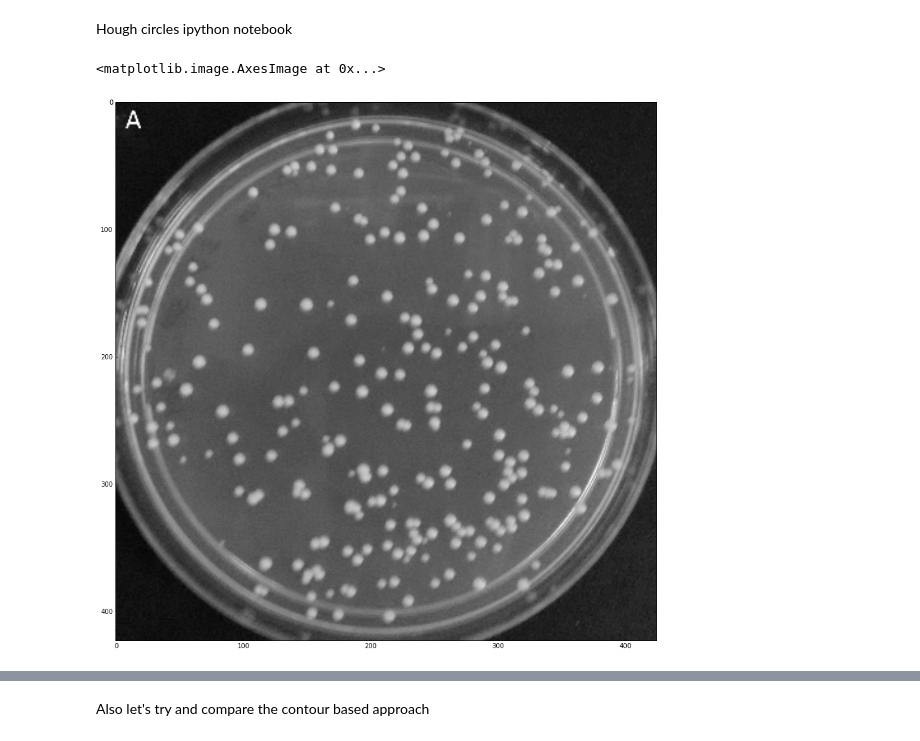
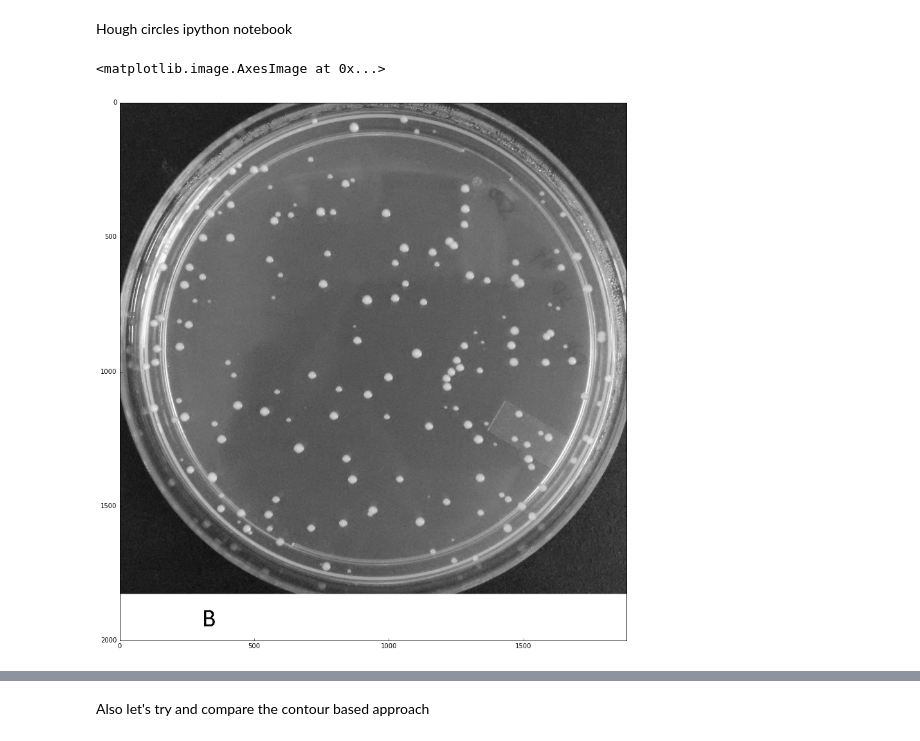
Before and after one commit to thegreatshasha/dopencv, a Jupyter notebook: HoughNotebook.ipynb, the cells around one changed output, grey strips where cells are left out. Saved outputs shown, nothing was run; the diff lists cells and outputs as text; code cells hidden in the pictures.

```diff
--- a/HoughNotebook.ipynb
+++ b/HoughNotebook.ipynb
@@ -11,12 +11,12 @@ from pylab import rcParams
 from helpers import scaled_resize
 rcParams['figure.figsize'] = 15, 15
 # %%
-input_file = 'images/set1/A_241.jpg'
+input_file = 'images/set1/B_170.jpg'
 
-img_gray = scaled_resize(cv2.imread(input_file, 0), 425)
-img = scaled_resize(cv2.imread(input_file), 425)
+img_gray = cv2.imread(input_file, 0)
+img = cv2.imread(input_file)
 
 plt.imshow(img_gray, cmap='gray')
 # %% [output]
 <matplotlib.image.AxesImage at 0x...>
-[figure, old version]
+[figure, new version]
```
Also changed, not shown: parts of 6 cells of this notebook, 31 other files.
